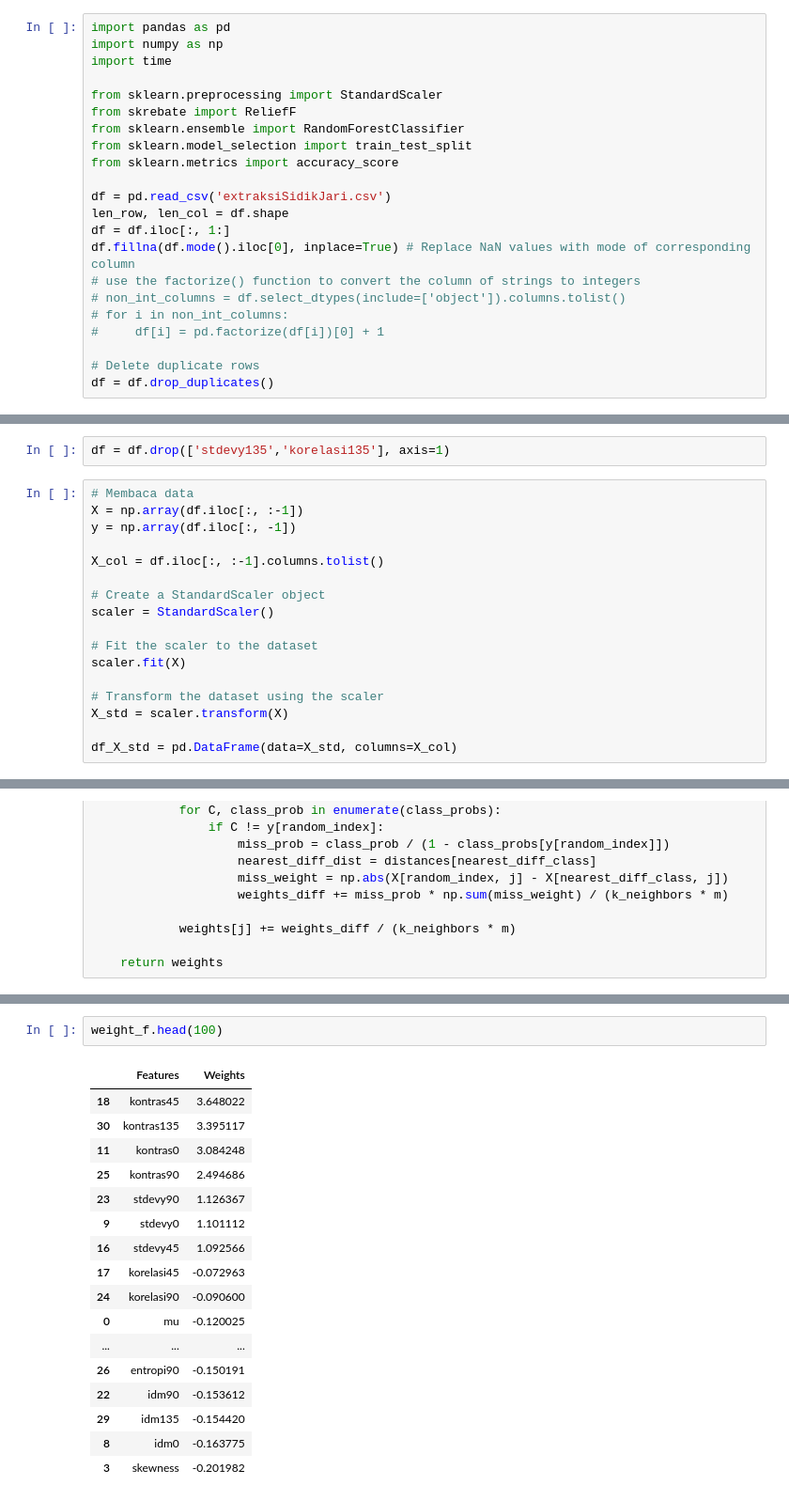
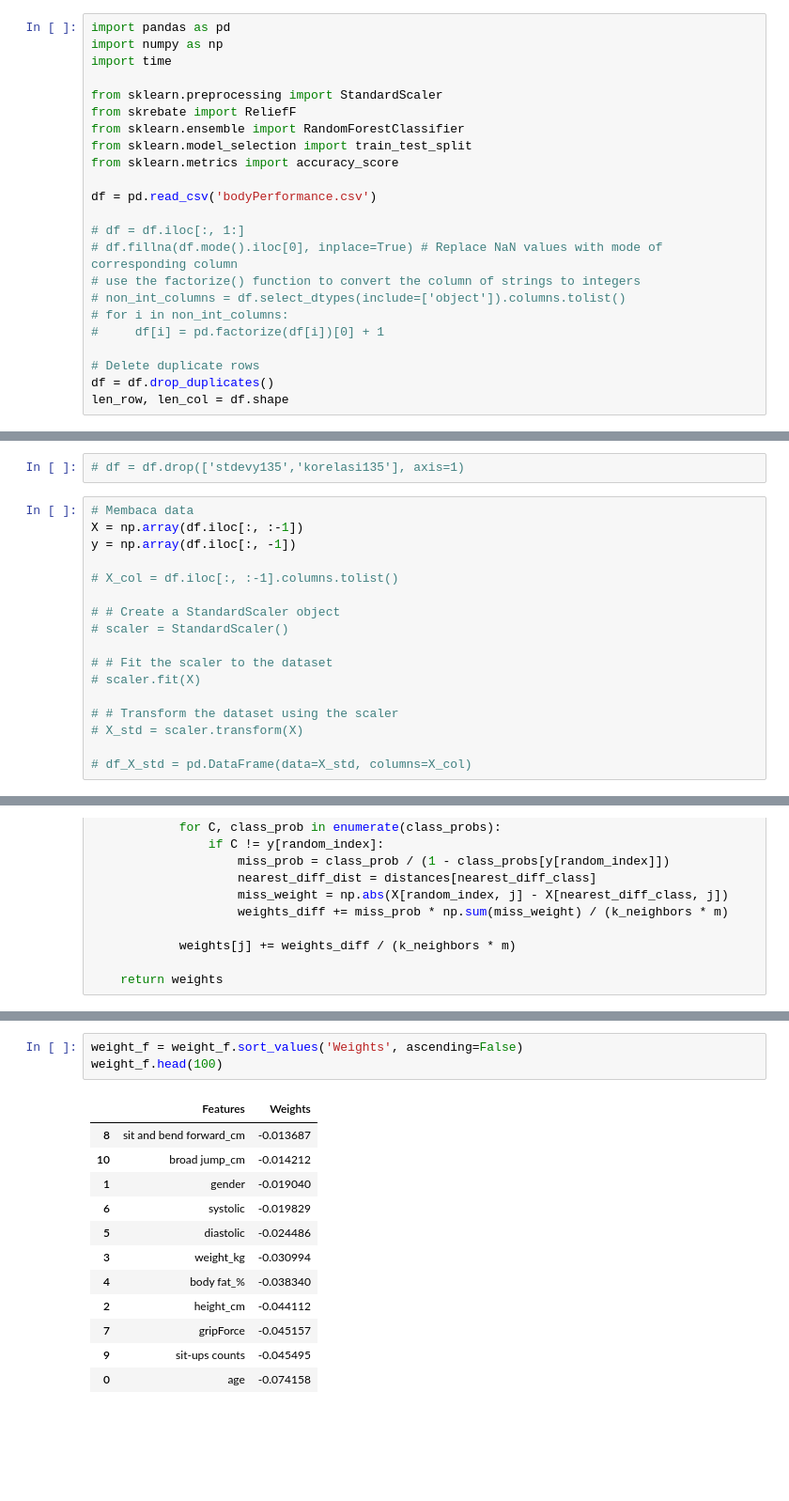
Before and after one commit to agung-madani/feature-selection, a Jupyter notebook: extract_image_feature_selection_reliefF.ipynb, the cells around one changed output, grey strips where cells are left out. Shown at 94% size. Saved outputs shown, nothing was run; the diff lists cells and outputs as text; blank space fills up the shorter version.

Commit message:
body performance

```diff
--- a/extract_image_feature_selection_reliefF.ipynb
+++ b/extract_image_feature_selection_reliefF.ipynb
@@ -53,10 +53,10 @@ from sklearn.ensemble import RandomForestClassifier
 from sklearn.model_selection import train_test_split
 from sklearn.metrics import accuracy_score
 
-df = pd.read_csv('extraksiSidikJari.csv')
-len_row, len_col = df.shape
-df = df.iloc[:, 1:]
-df.fillna(df.mode().iloc[0], inplace=True) # Replace NaN values with mode of corresponding column
+df = pd.read_csv('bodyPerformance.csv')
+
+# df = df.iloc[:, 1:]
+# df.fillna(df.mode().iloc[0], inplace=True) # Replace NaN values with mode of corresponding column
 # use the factorize() function to convert the column of strings to integers
 # non_int_columns = df.select_dtypes(include=['object']).columns.tolist()
 # for i in non_int_columns:
@@ -64,6 +64,7 @@ df.fillna(df.mode().iloc[0], inplace=True) # Replace NaN values with mode of cor
 
 # Delete duplicate rows
 df = df.drop_duplicates()
+len_row, len_col = df.shape
 # %%
 print(len_row, len_col)
 # %% [output]
@@ -89,22 +89,22 @@ df.head()
 # %%
-df = df.drop(['stdevy135','korelasi135'], axis=1)
+# df = df.drop(['stdevy135','korelasi135'], axis=1)
 # %%
 # Membaca data
 X = np.array(df.iloc[:, :-1])
 y = np.array(df.iloc[:, -1])
 
-X_col = df.iloc[:, :-1].columns.tolist()
+# X_col = df.iloc[:, :-1].columns.tolist()
 
-# Create a StandardScaler object
-scaler = StandardScaler()
+# # Create a StandardScaler object
+# scaler = StandardScaler()
 
-# Fit the scaler to the dataset
-scaler.fit(X)
+# # Fit the scaler to the dataset
+# scaler.fit(X)
 
-# Transform the dataset using the scaler
-X_std = scaler.transform(X)
+# # Transform the dataset using the scaler
+# X_std = scaler.transform(X)
 
-df_X_std = pd.DataFrame(data=X_std, columns=X_col)
+# df_X_std = pd.DataFrame(data=X_std, columns=X_col)
 # %%
 def reliefF(X, y, k_neighbors=3):
     n_samples, n_features = X.shape
@@ -159,22 +161,18 @@ weight_f = weight_f.sort_values('Weights', ascending=False)
 # %%
+weight_f = weight_f.sort_values('Weights', ascending=False)
 weight_f.head(100)
 # %% [output]
 |  | Features | Weights |
-| 18 | kontras45 | 3.648022 |
-| 30 | kontras135 | 3.395117 |
-| 11 | kontras0 | 3.084248 |
-| 25 | kontras90 | 2.494686 |
-| 23 | stdevy90 | 1.126367 |
-| 9 | stdevy0 | 1.101112 |
-| 16 | stdevy45 | 1.092566 |
-| 17 | korelasi45 | -0.072963 |
-| 24 | korelasi90 | -0.090600 |
-| 0 | mu | -0.120025 |
-| ... | ... | ... |
-| 26 | entropi90 | -0.150191 |
-| 22 | idm90 | -0.153612 |
-| 29 | idm135 | -0.154420 |
-| 8 | idm0 | -0.163775 |
-| 3 | skewness | -0.201982 |
+| 8 | sit and bend forward_cm | -0.013687 |
+| 10 | broad jump_cm | -0.014212 |
+| 1 | gender | -0.019040 |
+| 6 | systolic | -0.019829 |
+| 5 | diastolic | -0.024486 |
+| 3 | weight_kg | -0.030994 |
+| 4 | body fat_% | -0.038340 |
+| 2 | height_cm | -0.044112 |
+| 7 | gripForce | -0.045157 |
+| 9 | sit-ups counts | -0.045495 |
+| 0 | age | -0.074158 |
 # %%
 list_feat = weight_f['Features'].tolist()
```
Also changed, not shown: parts of 7 cells of this notebook, 6 other files.
